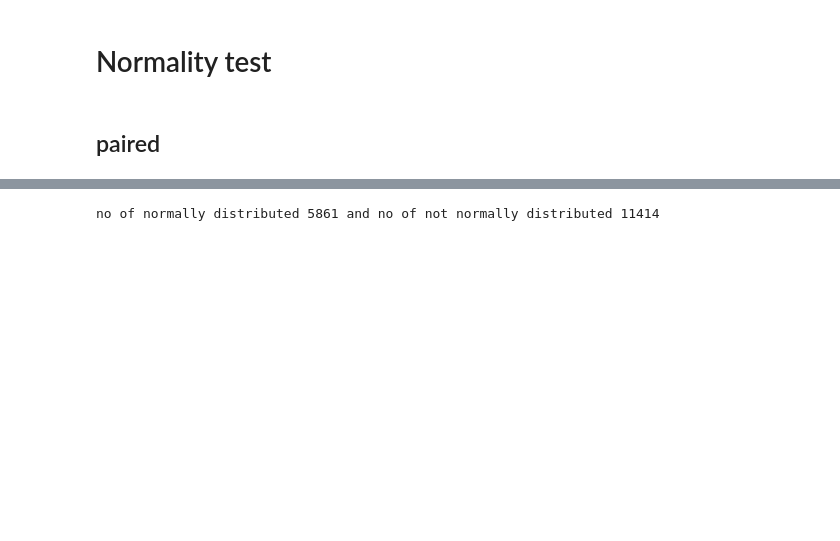
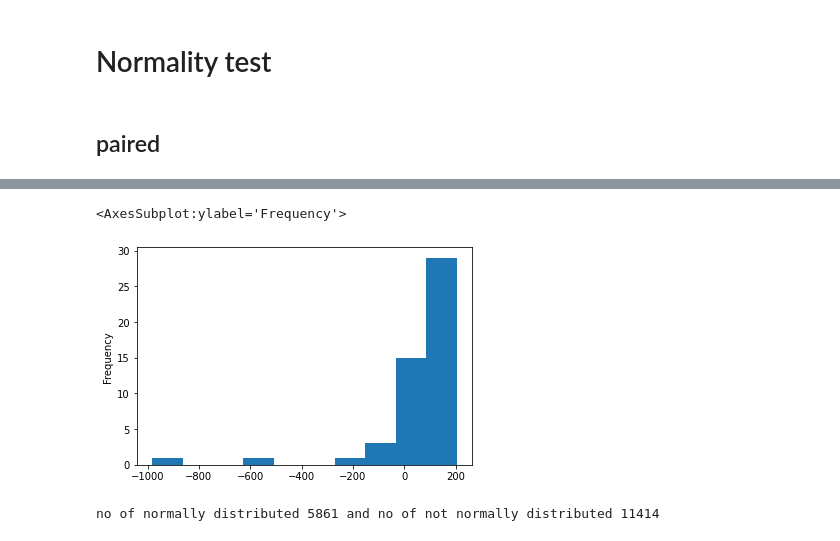
Before and after one commit to FatmaGad25/Bioinformatics_Final_project, a Jupyter notebook: final-I.ipynb, the cells around one changed output, grey strips where cells are left out. Cells and saved outputs as stored; diff of their text form; code cells hidden in the pictures; blank space fills up the shorter version.

```diff
--- a/final-I.ipynb
+++ b/final-I.ipynb
@@ -116,3 +184,8 @@ array([62.12, 130.6, 33.06, 35.5, 73.03, 60.39, 92.05, 66.65, 54.33,
+# %%
+diff[diff['paired']=='ND'].iloc[9,:-1].plot.hist()
+# %% [output]
+<AxesSubplot:ylabel='Frequency'>
+[figure, added]
 # %%
 df=normal_x.drop("Hugo_Symbol",axis=1).drop("Entrez_Gene_Id",axis=1)-cancer_x.drop("Hugo_Symbol",axis=1).drop("Entrez_Gene_Id",axis=1)
 for i in range (len(df)):
```
Also changed, not shown: parts of 13 cells of this notebook, 5 other files.
